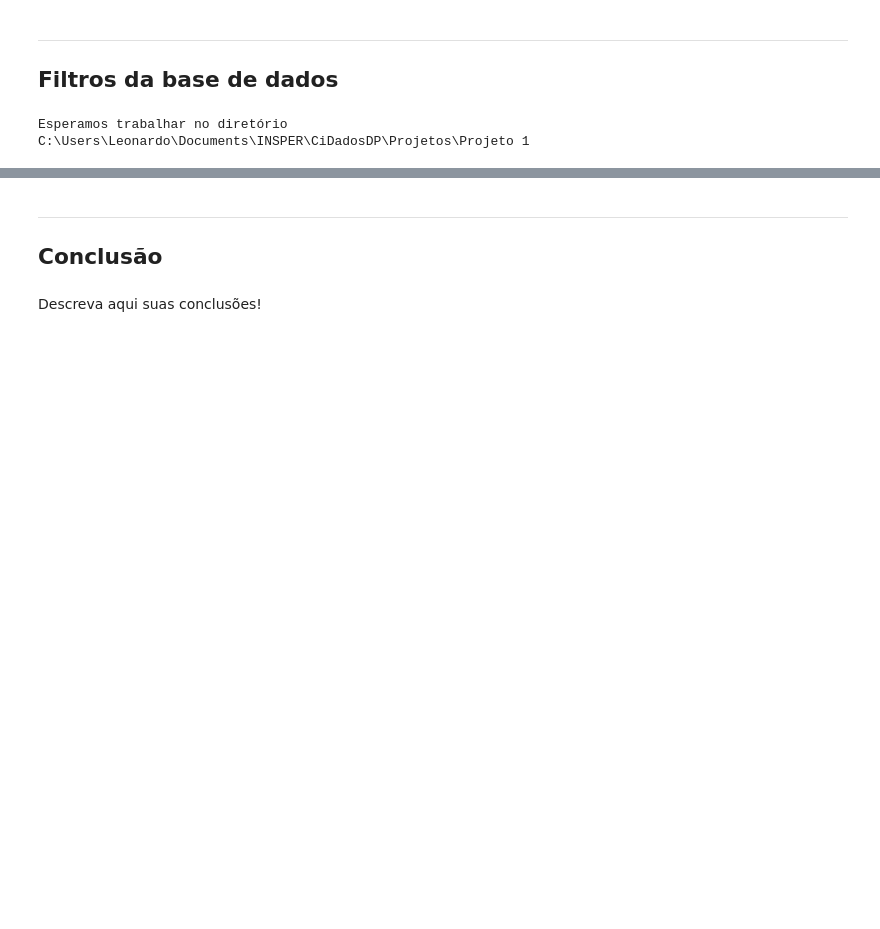
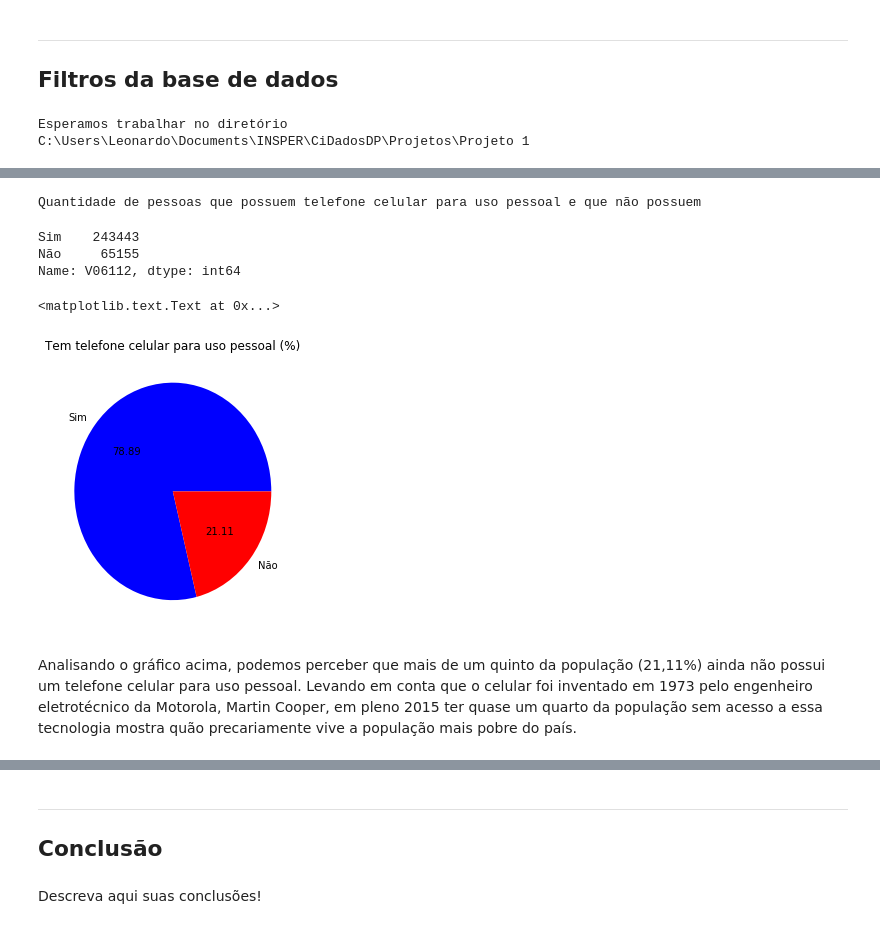
Before and after one commit to Leobhering/CiDados-Projeto1-DP, a Jupyter notebook: Projeto1 Layout.ipynb, the cells around one changed output, grey strips where cells are left out. Cells and saved outputs as stored; diff of their text form; code cells hidden in the pictures; blank space fills up the shorter version.

```diff
--- a/Projeto1 Layout.ipynb
+++ b/Projeto1 Layout.ipynb
@@ -60,0 +81,12 @@ ___
+# %%
+#Filtrando a tabela para as variáveis necessárias
+tab_reduzida2 = dados_2015.iloc[1:,[66,307]]
+tab_reduzida2.V06112 = tab_reduzida2.V06112.astype('category')
+tab_reduzida2.V06112.cat.categories = ('Sim','Não')
+tbI2 = tab_reduzida2.rename(columns={"V06112":"Tem telefone celular para uso pessoal"})
+DADOSOFF2=tbI2.dropna(0,how='any')
+dadosoff2=DADOSOFF2[DADOSOFF2.V4720>0]
+tb2 = dadosoff2.rename(columns={"V4720":"Rendimento Mensal"})
+dfc2 = tab_reduzida2.V06112.value_counts()
+print('Tabela de posse de celular pessoal e rendimento mensal')
+tb2.head(10)
@@ -60,0 +106,19 @@ ___
+# %%
+print('Quantidade de pessoas que possuem telefone celular para uso pessoal e que não possuem')
+dfc2
+# %% [output]
+Quantidade de pessoas que possuem telefone celular para uso pessoal e que não possuem
+Sim    243443
+Não     65155
+Name: V06112, dtype: int64
+# %%
+fig = plt.figure(figsize=(15, 5))
+plt.subplot(131)
+dfc2.plot(kind='pie', colors=('blue', 'red'), autopct="%0.2f",legend=False, title='Tem telefone celular para uso pessoal (%)')
+plt.ylabel('')
+plt.xlabel('')
+# %% [output]
+<matplotlib.text.Text at 0x...>
+[figure, added]
+# %% [markdown]
+Analisando o gráfico acima, podemos perceber que mais de um quinto da população (21,11%) ainda não possui um telefone celular para uso pessoal. Levando em conta que o celular foi inventado em 1973 pelo engenheiro eletrotécnico da Motorola, Martin Cooper, em pleno 2015 ter quase um quarto da população sem acesso a essa tecnologia mostra quão precariamente vive a população mais pobre do país.
```
Also changed, not shown: parts of 22 cells of this notebook.
